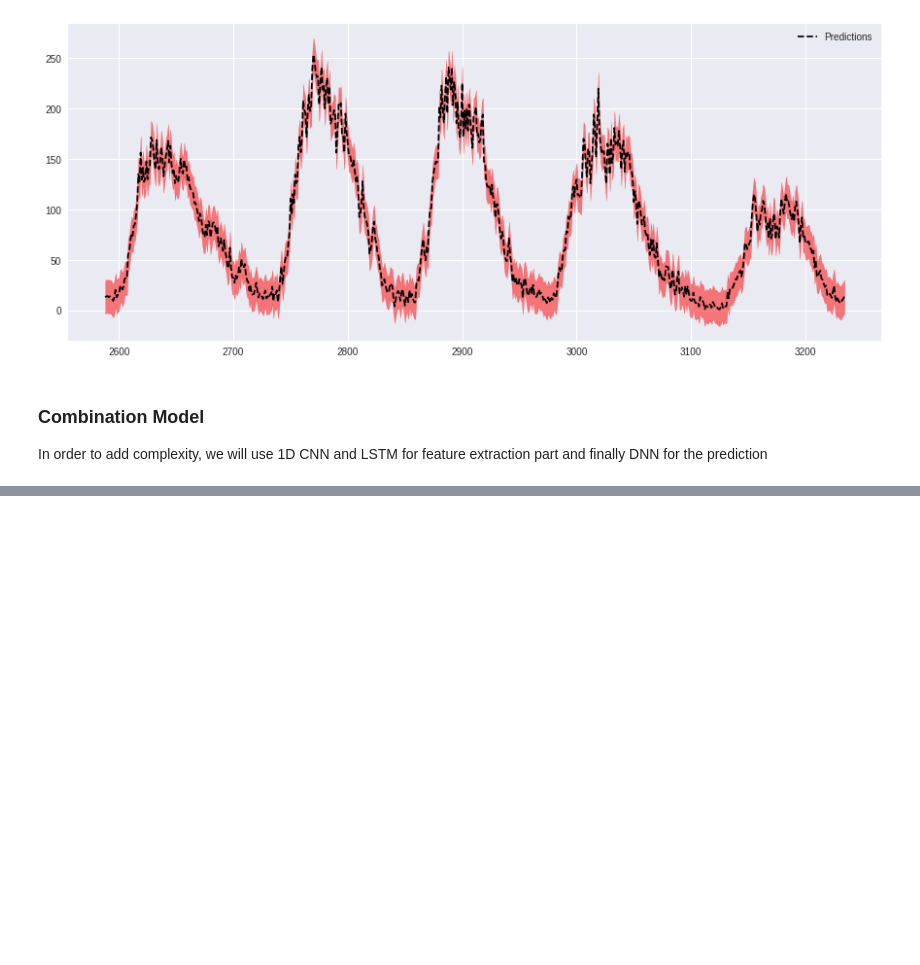
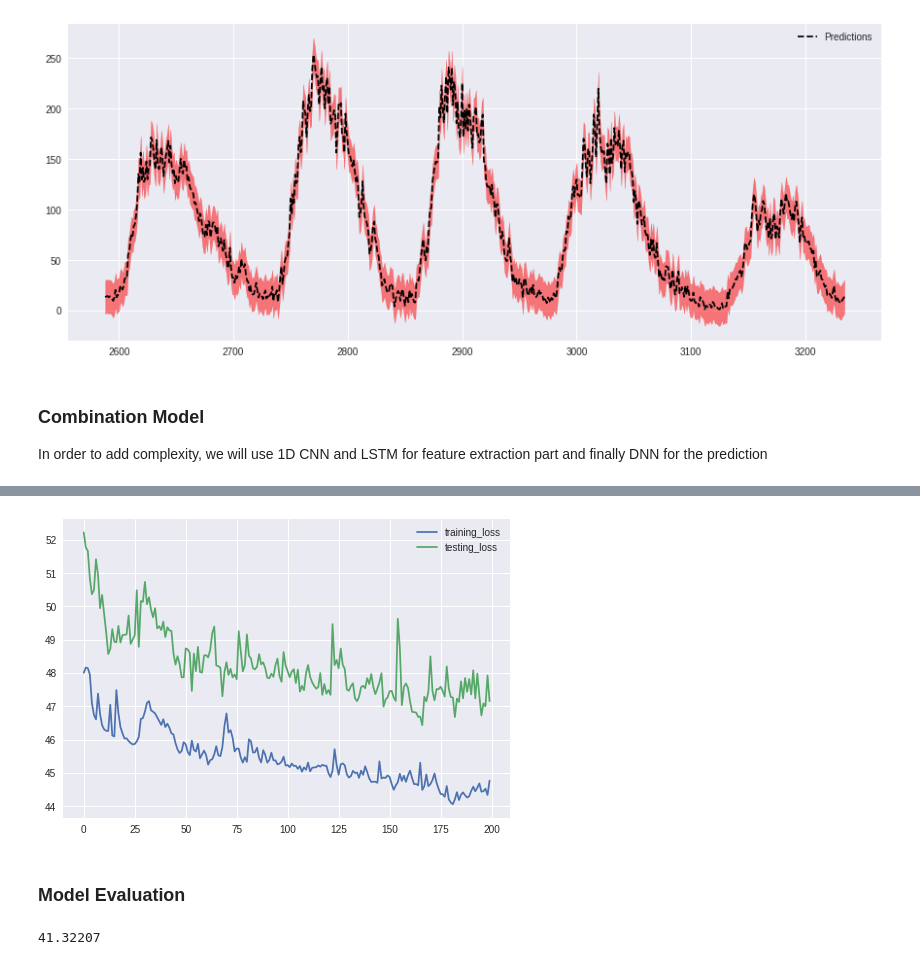
Before and after one commit to adib0073/TimeSeries-Using-TensorFlow, a Jupyter notebook: Time_Series_Forecasting_with_DNN.ipynb, the cells around one changed output, grey strips where cells are left out. Drawn from its saved outputs; the diff is of its cells as text; code cells hidden in the pictures; blank space fills up the shorter version.

```diff
--- a/Time_Series_Forecasting_with_DNN.ipynb
+++ b/Time_Series_Forecasting_with_DNN.ipynb
@@ -182,0 +237,6 @@ In order to add complexity, we will use 1D CNN and LSTM for feature extraction p
+# %%
+optimizer = tf.keras.optimizers.SGD(lr=1e-4, momentum=0.9)
+model.compile(loss=tf.keras.losses.Huber(),
+              optimizer=optimizer,
+              metrics=["mae"])
+history = model.fit(tensor_train_dataset, epochs=200, validation_data=tensor_test_dataset)
@@ -182,0 +261,9 @@ In order to add complexity, we will use 1D CNN and LSTM for feature extraction p
+# %%
+plt.plot(list(range(200)), history.history["loss"], label = "training_loss")
+plt.plot(list(range(200)), history.history["val_loss"], label = "testing_loss")
+plt.legend()
+plt.show()
+# %% [output]
+[figure, added]
+# %% [markdown]
+### Model Evaluation
@@ -182,0 +281,6 @@ In order to add complexity, we will use 1D CNN and LSTM for feature extraction p
+# %%
+# Overall Error
+error = tf.keras.metrics.mean_absolute_error(test_data, rnn_forecast).numpy()
+print(error)
+# %% [output]
+41.32207
```
Also changed, not shown: parts of 11 cells of this notebook.
